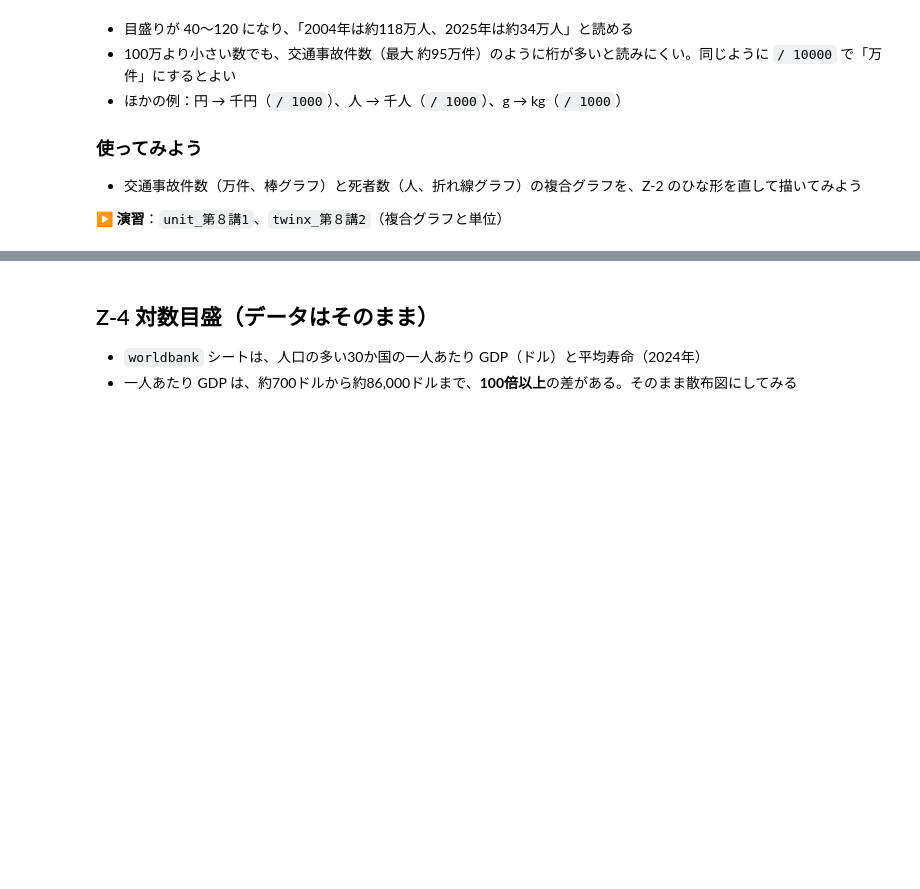
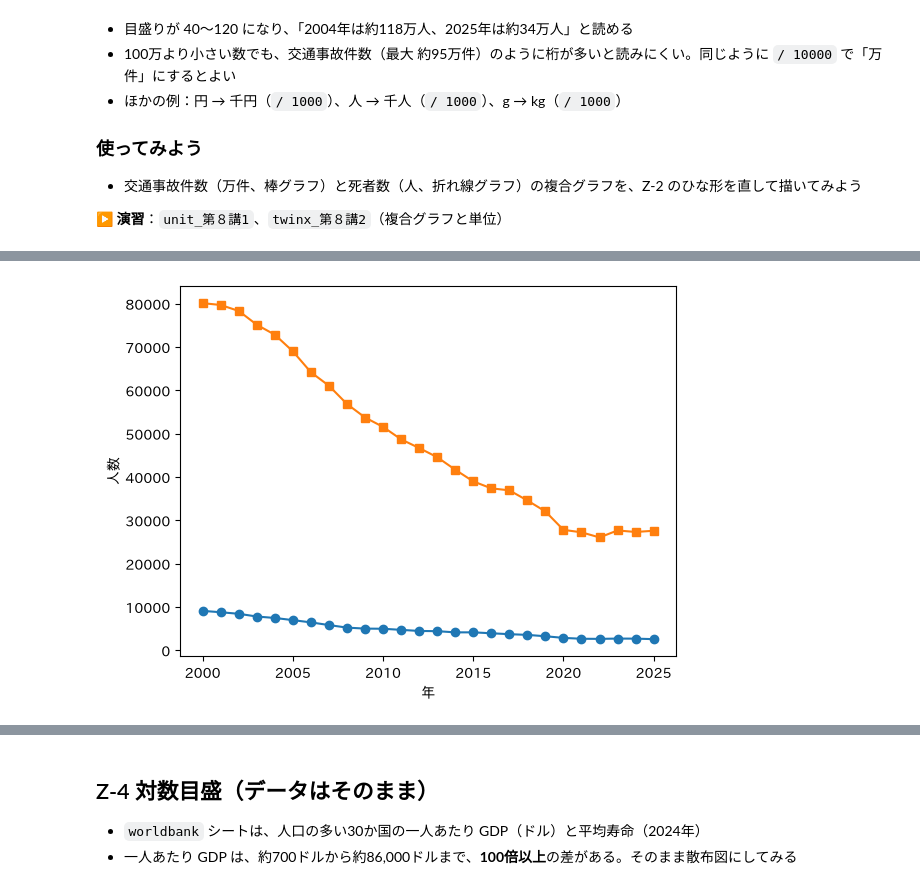
Before and after one commit to CreativeStudies-NGT/lectures, a Jupyter notebook: dsa/DSA2026_第８講_複合グラフ_注釈.ipynb, the cells around one changed output, grey strips where cells are left out. Cells and saved outputs as stored; diff of their text form; code cells hidden in the pictures; blank space fills up the shorter version.

```diff
--- a/dsa/DSA2026_第８講_複合グラフ_注釈.ipynb
+++ b/dsa/DSA2026_第８講_複合グラフ_注釈.ipynb
@@ -290,0 +296,8 @@ plt.show()
+# %%
+plt.plot(df_acc['年'], df_acc['死者数'], marker='o')
+plt.plot(df_acc['年'], df_acc['重傷者数'], marker='s')
+plt.xlabel('年')
+plt.ylabel('人数')
+plt.show()
+# %% [output]
+[figure, added]
```
Also changed, not shown: parts of 4 cells of this notebook.
